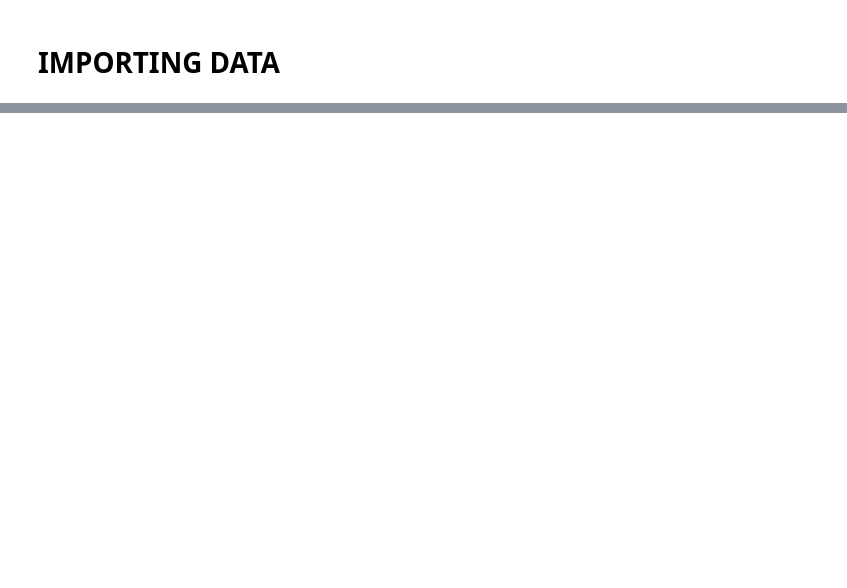
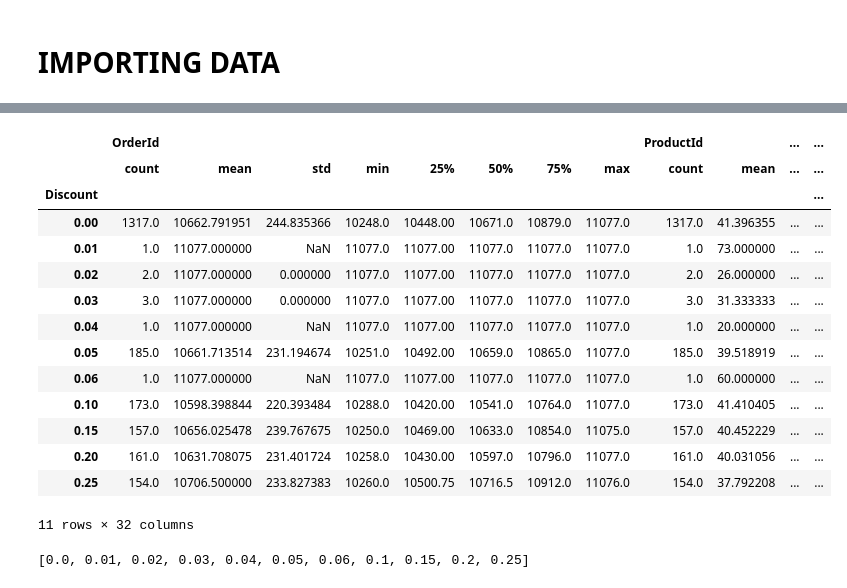
Before and after one commit to jirvingphd/dsc-2-final-project-online-ds-ft-021119, a Jupyter notebook: mod2_project_WIP.ipynb, the cells around one changed output, grey strips where cells are left out. Drawn from its saved outputs; the diff is of its cells as text; code cells hidden in the pictures; blank space fills up the shorter version.

```diff
--- a/mod2_project_WIP.ipynb
+++ b/mod2_project_WIP.ipynb
@@ -416,0 +563,23 @@ def  get_full_table_info(engine):
+# %%
+# Examine df stats by discount level
+df.groupby('Discount').describe()
+# %% [output]
+|  | OrderId |  |  |  |  |  |  |  | ProductId |  | ... | ... |
+|  | count | mean | std | min | 25% | 50% | 75% | max | count | mean | ... | ... |
+| Discount |  |  |  |  |  |  |  |  |  |  |  | ... |
+| 0.00 | 1317.0 | 10662.791951 | 244.835366 | 10248.0 | 10448.00 | 10671.0 | 10879.0 | 11077.0 | 1317.0 | 41.396355 | ... | ... |
+| 0.01 | 1.0 | 11077.000000 | NaN | 11077.0 | 11077.00 | 11077.0 | 11077.0 | 11077.0 | 1.0 | 73.000000 | ... | ... |
+| 0.02 | 2.0 | 11077.000000 | 0.000000 | 11077.0 | 11077.00 | 11077.0 | 11077.0 | 11077.0 | 2.0 | 26.000000 | ... | ... |
+| 0.03 | 3.0 | 11077.000000 | 0.000000 | 11077.0 | 11077.00 | 11077.0 | 11077.0 | 11077.0 | 3.0 | 31.333333 | ... | ... |
+| 0.04 | 1.0 | 11077.000000 | NaN | 11077.0 | 11077.00 | 11077.0 | 11077.0 | 11077.0 | 1.0 | 20.000000 | ... | ... |
+| 0.05 | 185.0 | 10661.713514 | 231.194674 | 10251.0 | 10492.00 | 10659.0 | 10865.0 | 11077.0 | 185.0 | 39.518919 | ... | ... |
+| 0.06 | 1.0 | 11077.000000 | NaN | 11077.0 | 11077.00 | 11077.0 | 11077.0 | 11077.0 | 1.0 | 60.000000 | ... | ... |
+| 0.10 | 173.0 | 10598.398844 | 220.393484 | 10288.0 | 10420.00 | 10541.0 | 10764.0 | 11077.0 | 173.0 | 41.410405 | ... | ... |
+| 0.15 | 157.0 | 10656.025478 | 239.767675 | 10250.0 | 10469.00 | 10633.0 | 10854.0 | 11075.0 | 157.0 | 40.452229 | ... | ... |
+| 0.20 | 161.0 | 10631.708075 | 231.401724 | 10258.0 | 10430.00 | 10597.0 | 10796.0 | 11077.0 | 161.0 | 40.031056 | ... | ... |
+| 0.25 | 154.0 | 10706.500000 | 233.827383 | 10260.0 | 10500.75 | 10716.5 | 10912.0 | 11076.0 | 154.0 | 37.792208 | ... | ... |
+11 rows × 32 columns
+# %%
+print(sorted(df['Discount'].unique()))
+# %% [output]
+[0.0, 0.01, 0.02, 0.03, 0.04, 0.05, 0.06, 0.1, 0.15, 0.2, 0.25]
```
Also changed, not shown: parts of 46 cells of this notebook, 5 other files.
